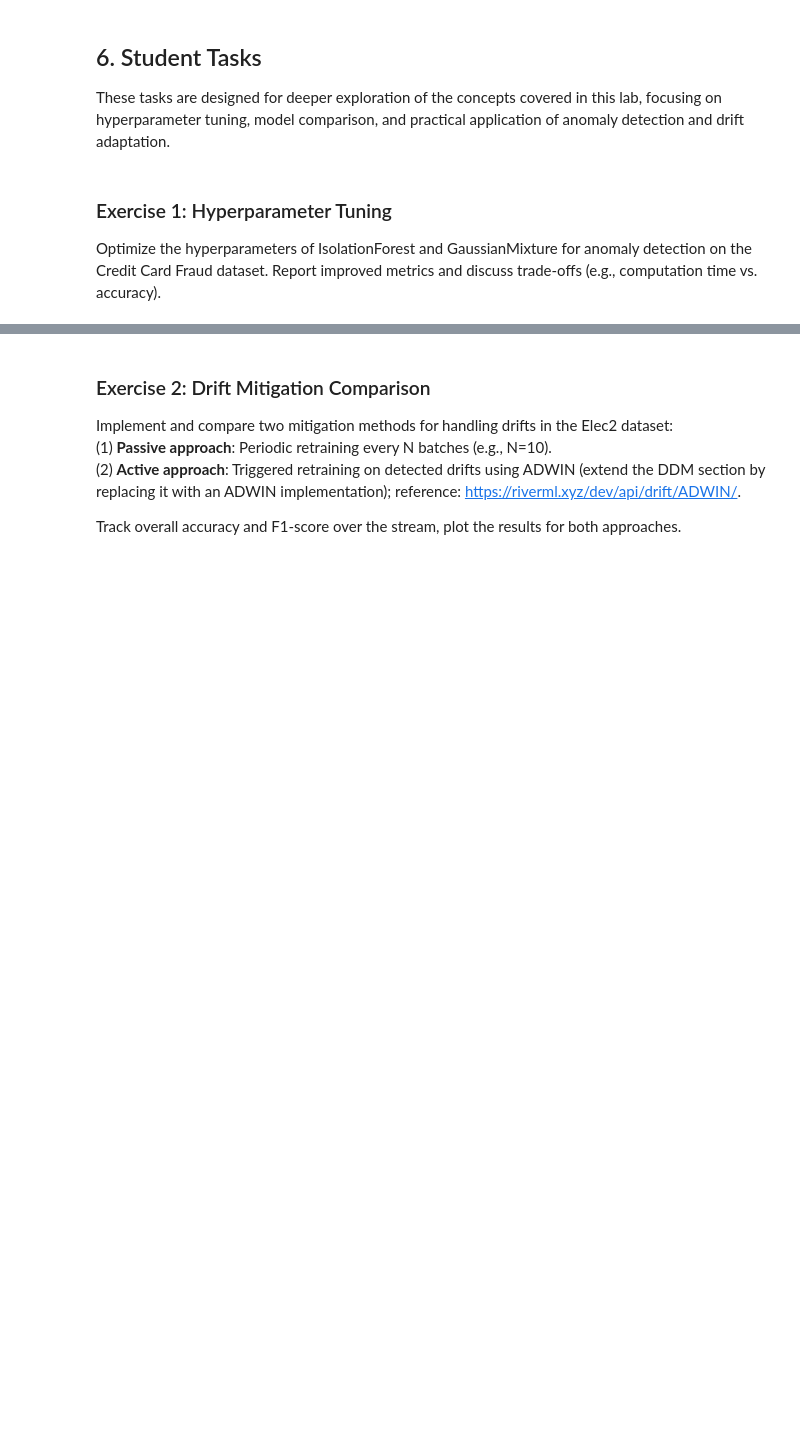
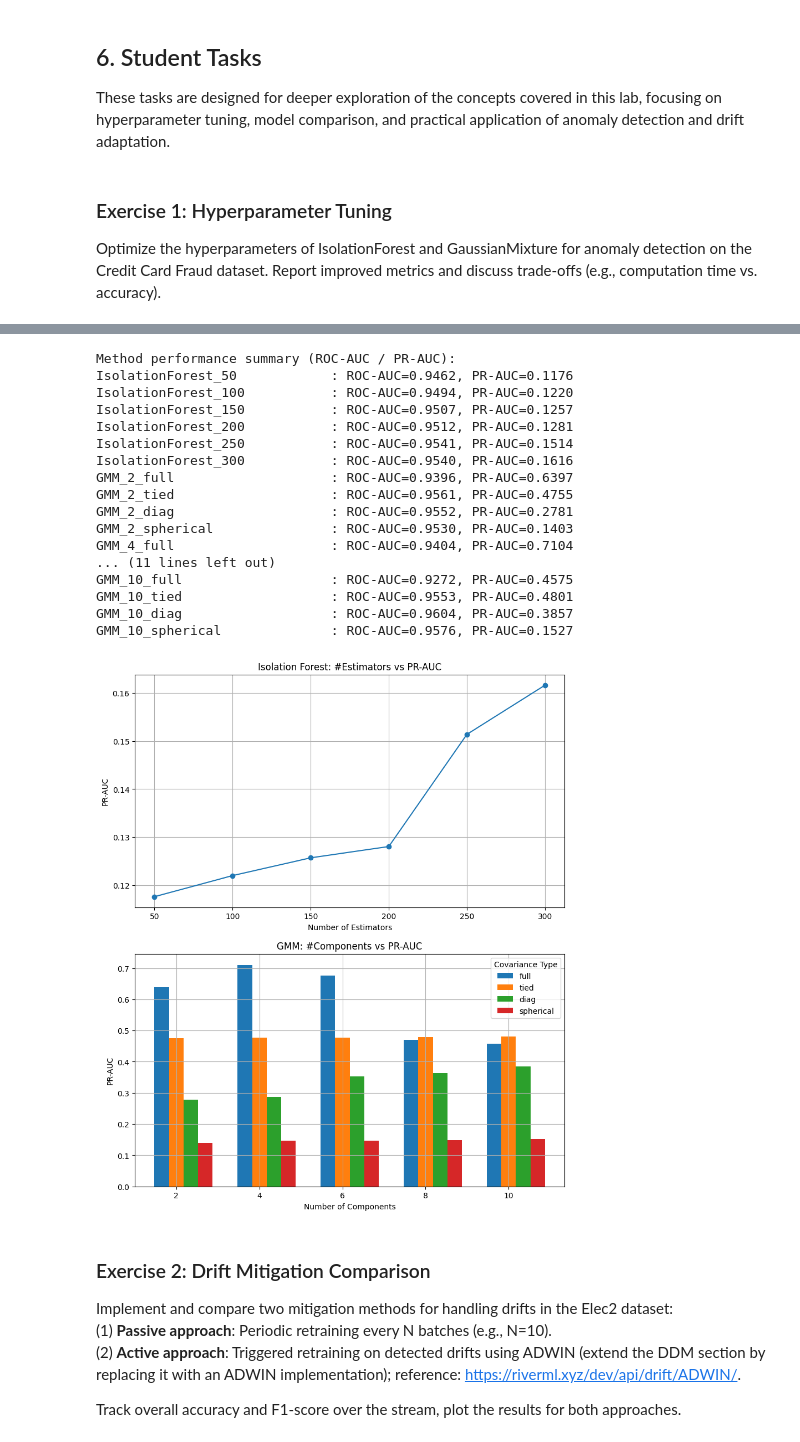
Before and after one commit to Affapple/ai_cyber_pratical_classes, a Jupyter notebook: src/08_anomaly/Anomaly_detection_drift.ipynb, the cells around one changed output, grey strips where cells are left out. Saved outputs shown, nothing was run; the diff lists cells and outputs as text; code cells hidden in the pictures; blank space fills up the shorter version.

```diff
--- a/src/08_anomaly/Anomaly_detection_drift.ipynb
+++ b/src/08_anomaly/Anomaly_detection_drift.ipynb
@@ -626,3 +790,74 @@ Optimize the hyperparameters of IsolationForest and GaussianMixture for anomaly
+# %%
+if results:
+    # Summarize results
+    print('\nMethod performance summary (ROC-AUC / PR-AUC):')
+    for k,v in results.items():
+        print(f'{k:<30}: ROC-AUC={v["roc_auc"]:.4f}, PR-AUC={v["pr_auc"]:.4f}')
+
+    iso_estimators = []
+    iso_pr_aucs = []
+    for k,v in results.items():
+        if k.startswith('IsolationForest_'):
+            parts = k.split('_')
+            iso_estimators.append(int(parts[1]))
+            iso_pr_aucs.append(v['pr_auc'])
+    fig, ax = plt.subplots(2, 1, figsize=(10, 12))
+    subplot1 = ax[0]
+    # Plot of # estimators vs PR-AUC for Isolation Forest
+    subplot1.plot(iso_estimators, iso_pr_aucs, marker='o')
+    subplot1.set_title('Isolation Forest: #Estimators vs PR-AUC')
+    subplot1.set_xlabel('Number of Estimators')
+    subplot1.set_ylabel('PR-AUC')
+    subplot1.grid(True)
+
+    # Plot of # components vs PR-AUC for GMM
+    subplot2 = ax[1]
+    width = 0.35
+    x_by_cov = {}
+    y_by_cov = {}
+
+    # Eww
+    for k, v in results.items():
+        if not k.startswith("GMM_"):
+            continue
+
+        _, comp, cov = k.split("_")
+        comp = int(comp)
+        auc = v["pr_auc"]
+
+        x_by_cov[cov] = x_by_cov.get(cov, []) + [comp]
+        y_by_cov[cov] = y_by_cov.get(cov, []) + [auc]
+
+    multiplier = 0
+    for cov in x_by_cov.keys():
+        multiplier += 1
+        offset = width * (multiplier - len(x_by_cov) / 2)
+        subplot2.bar([c + offset for c in x_by_cov[cov]], y_by_cov[cov], width=width, label=cov)
+
+    subplot2.legend(title='Covariance Type')
+    subplot2.set_title('GMM: #Components vs PR-AUC')
+    subplot2.set_xlabel('Number of Components')
+    subplot2.set_ylabel('PR-AUC')
+    subplot2.grid(True)
+# %% [output]
+Method performance summary (ROC-AUC / PR-AUC):
+IsolationForest_50            : ROC-AUC=0.9462, PR-AUC=0.1176
+IsolationForest_100           : ROC-AUC=0.9494, PR-AUC=0.1220
+IsolationForest_150           : ROC-AUC=0.9507, PR-AUC=0.1257
+IsolationForest_200           : ROC-AUC=0.9512, PR-AUC=0.1281
+IsolationForest_250           : ROC-AUC=0.9541, PR-AUC=0.1514
+IsolationForest_300           : ROC-AUC=0.9540, PR-AUC=0.1616
+GMM_2_full                    : ROC-AUC=0.9396, PR-AUC=0.6397
+GMM_2_tied                    : ROC-AUC=0.9561, PR-AUC=0.4755
+GMM_2_diag                    : ROC-AUC=0.9552, PR-AUC=0.2781
+GMM_2_spherical               : ROC-AUC=0.9530, PR-AUC=0.1403
+GMM_4_full                    : ROC-AUC=0.9404, PR-AUC=0.7104
+... (11 lines left out)
+GMM_10_full                   : ROC-AUC=0.9272, PR-AUC=0.4575
+GMM_10_tied                   : ROC-AUC=0.9553, PR-AUC=0.4801
+GMM_10_diag                   : ROC-AUC=0.9604, PR-AUC=0.3857
+GMM_10_spherical              : ROC-AUC=0.9576, PR-AUC=0.1527
+[figure, added]
 # %% [markdown]
 ### Exercise 2: Drift Mitigation Comparison
 
```
Also changed, not shown: parts of 13 cells of this notebook, 4 other files.
